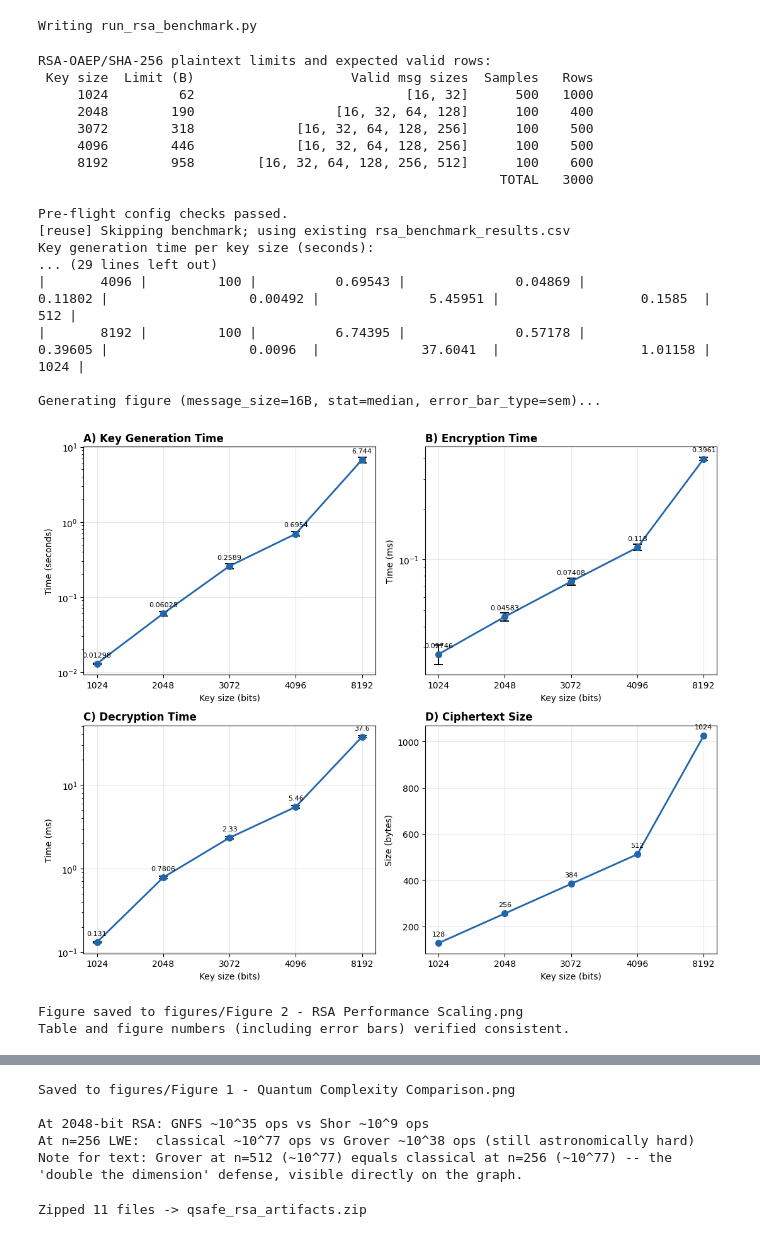
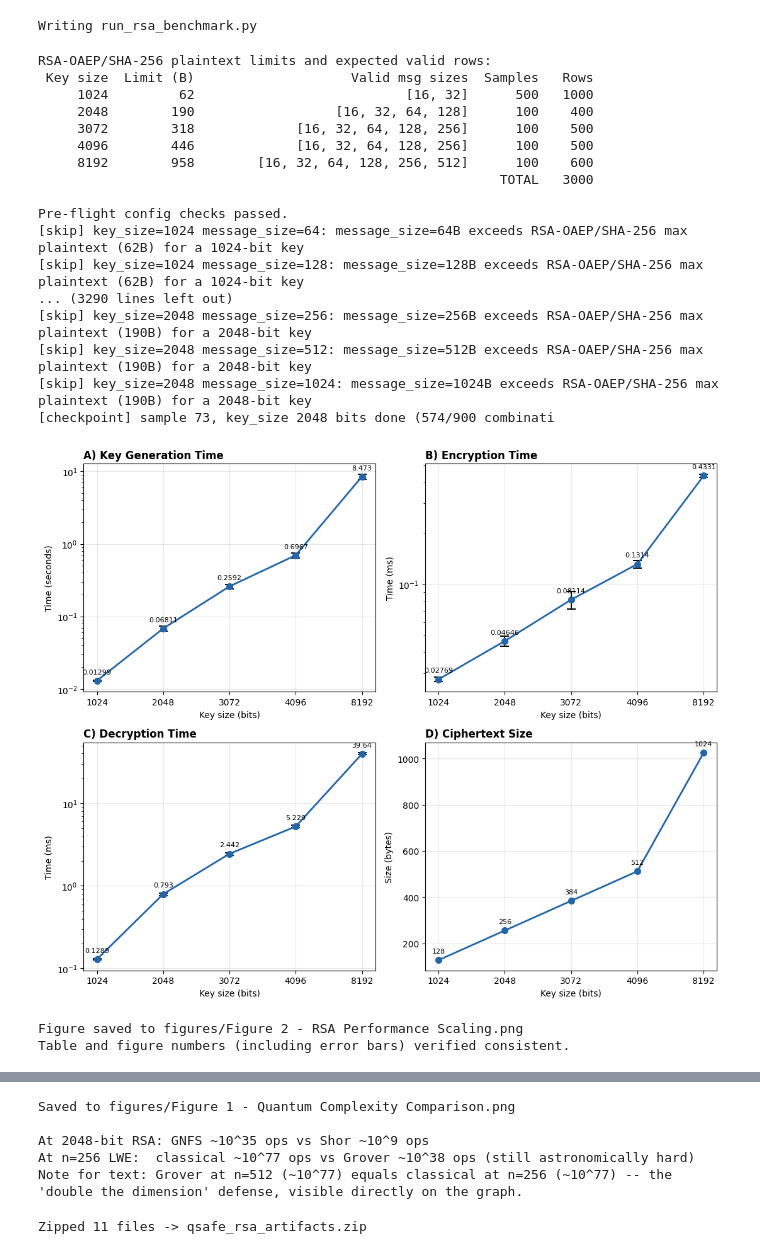
Before and after one commit to nikhi-s/QSafe-Lattice, a Jupyter notebook: RSA_Kyber_Benchmarking_Aug2026.ipynb, the cells around one changed output, grey strips where cells are left out. Saved outputs shown, nothing was run; the diff lists cells and outputs as text; code cells hidden in the pictures.

```diff
--- a/RSA_Kyber_Benchmarking_Aug2026.ipynb
+++ b/RSA_Kyber_Benchmarking_Aug2026.ipynb
@@ -1134,31 +1134,32 @@ Writing run_rsa_benchmark.py
 # %%
 # One cell: full pipeline
 from run_rsa_benchmark import main
 from generate_rsa_table_and_figure import generate_table_and_figure
 from plot_complexity_figure import plot_complexity_figure
 
-df = main(reuse_csv=True)                 # benchmark (or reuse) + verify
+#df = main(reuse_csv=True)                 # benchmark (or reuse) + verify
+df = main()
 generate_table_and_figure("rsa_benchmark_results.csv")   # Table 1 + Figure 2
 plot_complexity_figure("figures/Figure 1 - Quantum Complexity Comparison.png")                                  # Figure 1
 # %% [output]
 RSA-OAEP/SHA-256 plaintext limits and expected valid rows:
  Key size  Limit (B)                    Valid msg sizes  Samples   Rows
      1024         62                           [16, 32]      500   1000
      2048        190                  [16, 32, 64, 128]      100    400
      3072        318             [16, 32, 64, 128, 256]      100    500
      4096        446             [16, 32, 64, 128, 256]      100    500
      8192        958        [16, 32, 64, 128, 256, 512]      100    600
                                                            TOTAL   3000
 
 Pre-flight config checks passed.
-[reuse] Skipping benchmark; using existing rsa_benchmark_results.csv
-Key generation time per key size (seconds):
-... (29 lines left out)
-|       4096 |         100 |          0.69543 |              0.04869 |              0.11802 |                  0.00492 |              5.45951 |                  0.1585  |                     512 |
-|       8192 |         100 |          6.74395 |              0.57178 |              0.39605 |                  0.0096  |             37.6041  |                  1.01158 |                    1024 |
-
-Generating figure (message_size=16B, stat=median, error_bar_type=sem)...
+[skip] key_size=1024 message_size=64: message_size=64B exceeds RSA-OAEP/SHA-256 max plaintext (62B) for a 1024-bit key
+[skip] key_size=1024 message_size=128: message_size=128B exceeds RSA-OAEP/SHA-256 max plaintext (62B) for a 1024-bit key
+... (3290 lines left out)
+[skip] key_size=2048 message_size=256: message_size=256B exceeds RSA-OAEP/SHA-256 max plaintext (190B) for a 2048-bit key
+[skip] key_size=2048 message_size=512: message_size=512B exceeds RSA-OAEP/SHA-256 max plaintext (190B) for a 2048-bit key
+[skip] key_size=2048 message_size=1024: message_size=1024B exceeds RSA-OAEP/SHA-256 max plaintext (190B) for a 2048-bit key
+[checkpoint] sample 73, key_size 2048 bits done (574/900 combinati
-[figure, old version]
+[figure, new version]
 Figure saved to figures/Figure 2 - RSA Performance Scaling.png
 Table and figure numbers (including error bars) verified consistent.
 [figure]
```
Also changed, not shown: 13 other files.
